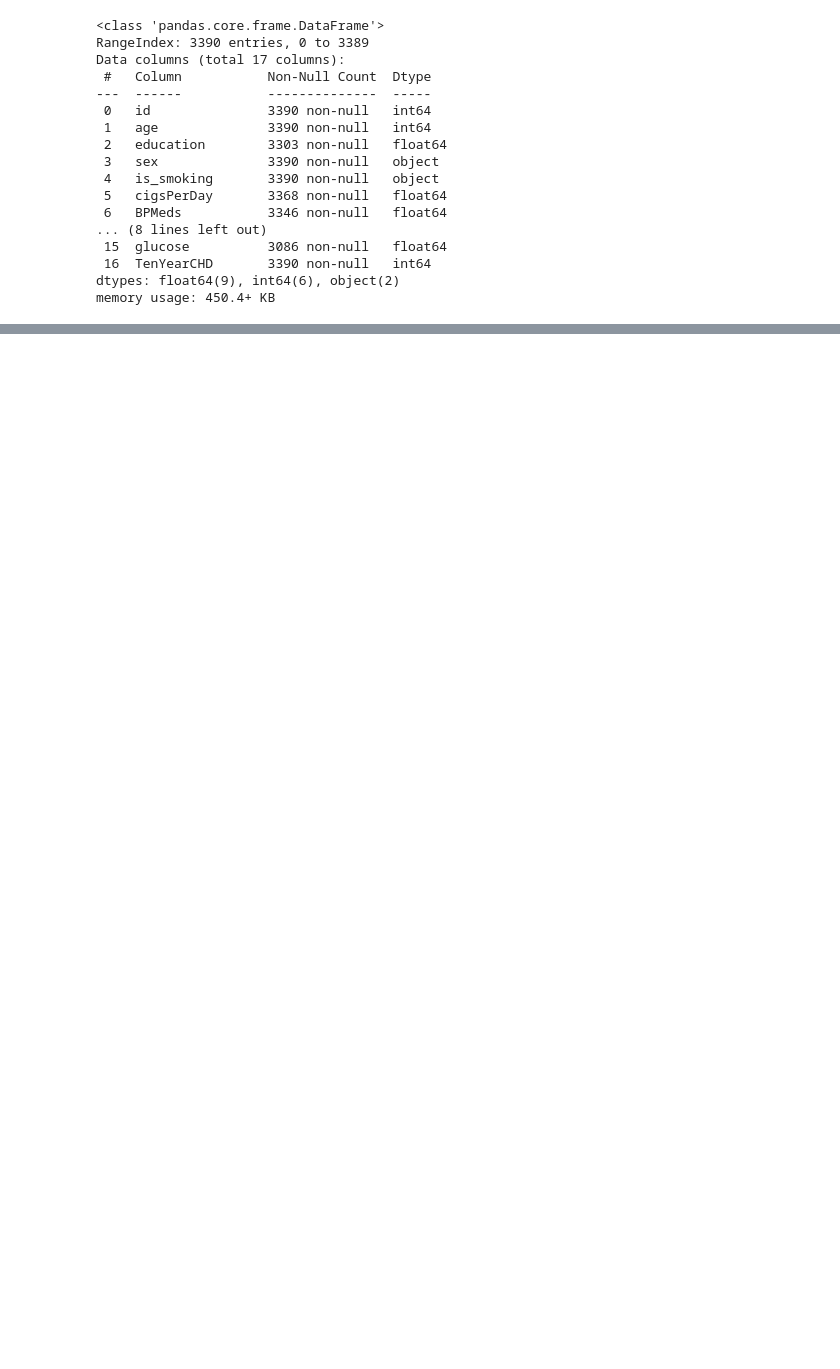
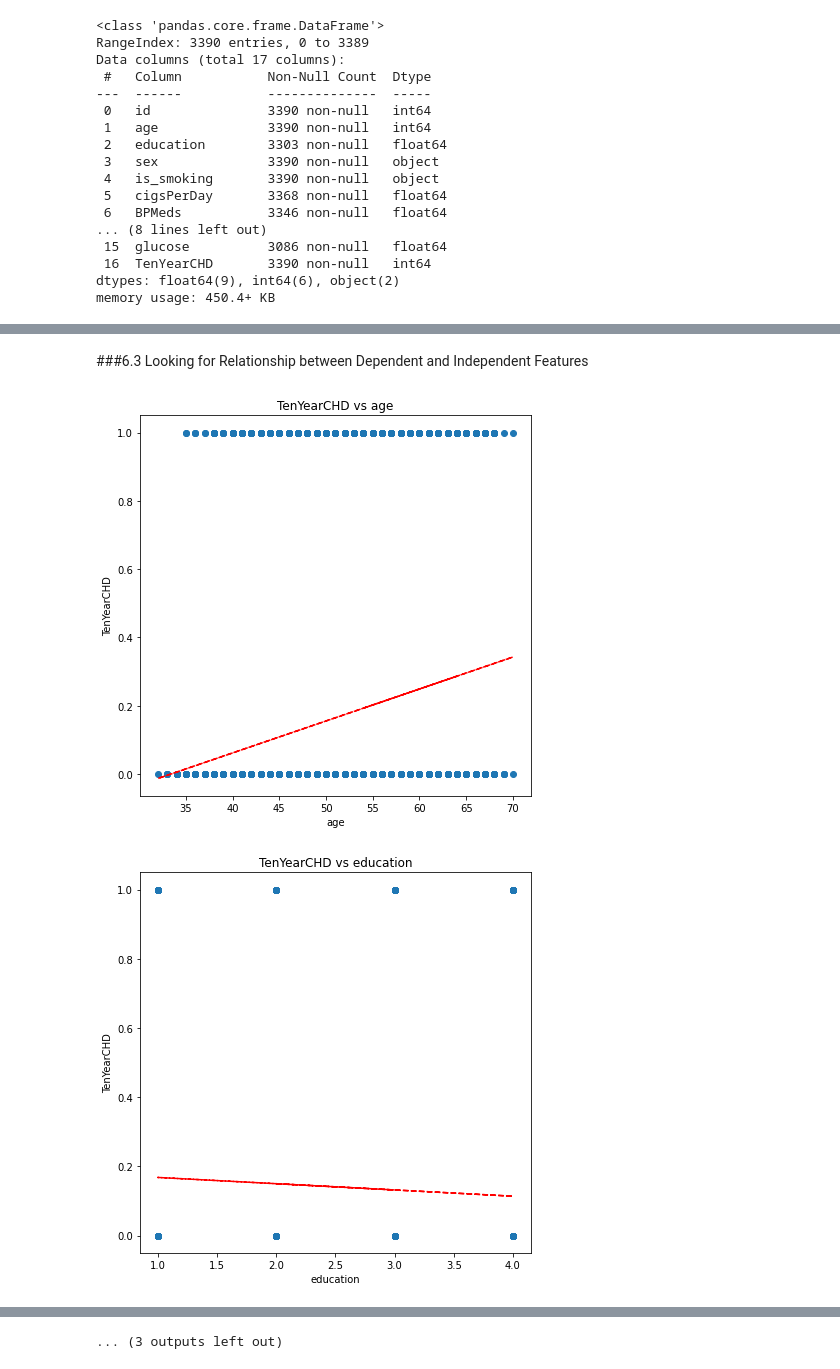
Before and after one commit to prabirdeb/Cardiovascular-Risk-Prediction, a Jupyter notebook: Cardiovascular_Risk_Prediction.ipynb, the cells around one changed output, grey strips where cells are left out. Saved outputs shown, nothing was run; the diff lists cells and outputs as text; code cells hidden in the pictures; blank space fills up the shorter version.

```diff
--- a/Cardiovascular_Risk_Prediction.ipynb
+++ b/Cardiovascular_Risk_Prediction.ipynb
@@ -194,0 +364,20 @@ While, we are finding out the **general formula** from the experiences, we shoul
+# %% [markdown]
+###6.3 Looking for Relationship between Dependent and Independent Features
+# %%
+# Checking linearship relation of dependent variable with independent variables
+for col in cardio_df_clean.describe().columns[:-1]:
+    fig = plt.figure(figsize=(7, 7))
+    ax = fig.gca()
+    feature = cardio_df_clean[col]
+    label = cardio_df_clean['TenYearCHD']
+    plt.scatter(x=feature, y=label)
+    plt.xlabel(col)
+    plt.ylabel('TenYearCHD')
+    ax.set_title('TenYearCHD vs ' + col)
+    fit = np.polyfit(feature, label, deg=1)
+    p = np.poly1d(fit)
+    plt.plot(feature,p(feature),"r--")
+plt.show()
+# %% [output]
+[figure, added]
+[figure, added]
@@ -194,0 +394 @@ While, we are finding out the **general formula** from the experiences, we shoul
+... (3 outputs left out)
```
Also changed, not shown: parts of 89 cells of this notebook.
